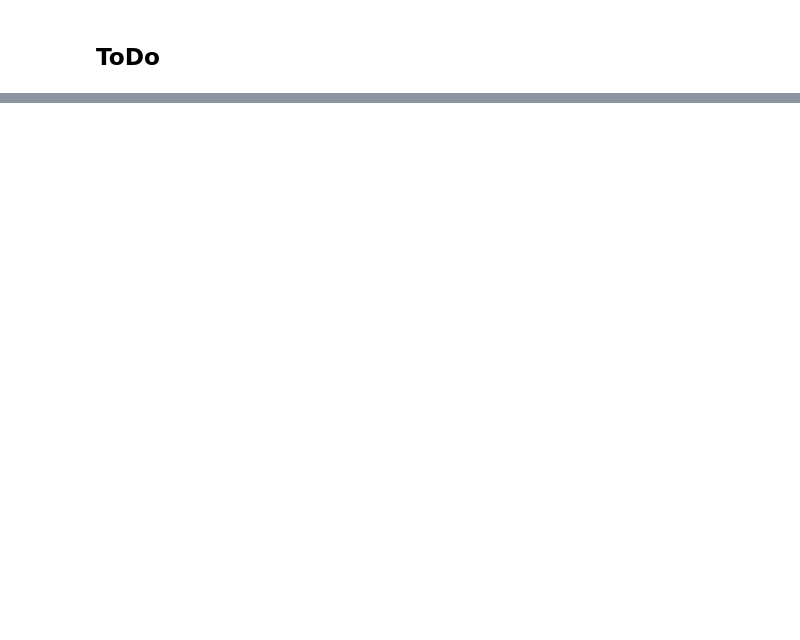
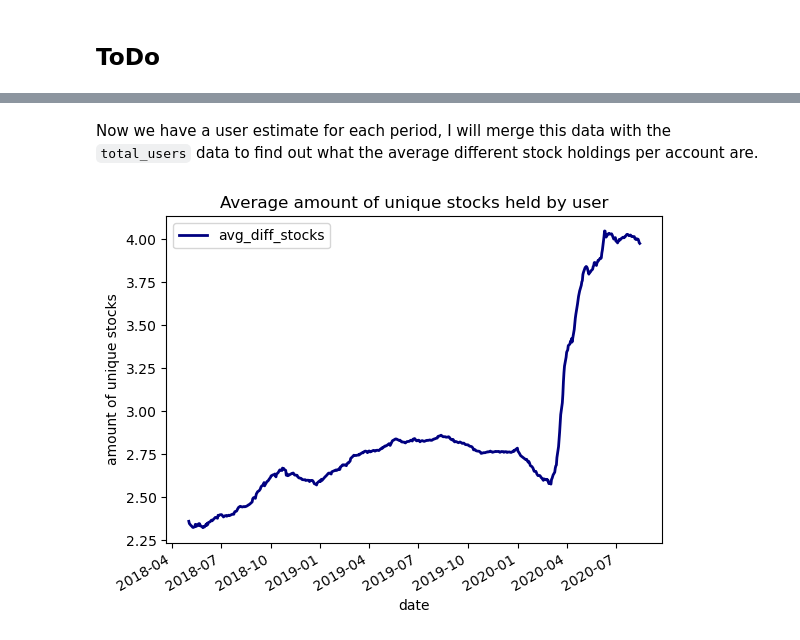
Before and after one commit to ceekoret/BMMTFI, a Jupyter notebook: thesis/data_source/robintrack/Robintrack.ipynb, the cells around one changed output, grey strips where cells are left out. Cells and saved outputs as stored; diff of their text form; code cells hidden in the pictures; blank space fills up the shorter version.

```diff
--- a/thesis/data_source/robintrack/Robintrack.ipynb
+++ b/thesis/data_source/robintrack/Robintrack.ipynb
@@ -122,0 +330,18 @@ df
+# %% [markdown]
+Now we have a user estimate for each period, I will merge this data with the `total_users` data to find out what the average different stock holdings per account are.
+# %%
+# Putting total_users in new dataframe to preserve original
+acc_holdings_df = total_users
+
+# Merge user prediction dataframe with total_users dataframe
+acc_holdings_df = acc_holdings_df.merge(user_prediction_df, how='left', left_on='date', right_on='date')
+
+# Calculate average different stocks per account
+acc_holdings_df['avg_diff_stocks'] = acc_holdings_df['users_holding'] / acc_holdings_df['user_estimate']
+
+# Plot results
+ax = acc_holdings_df.plot(x="date", y=["avg_diff_stocks"], lw=2, colormap='jet', markersize=10, title='Average amount of unique stocks held by user')
+ax.set(xlabel="date", ylabel="amount of unique stocks")
+plt.show()
+# %% [output]
+[figure, added]
```
Also changed, not shown: parts of 31 cells of this notebook.
